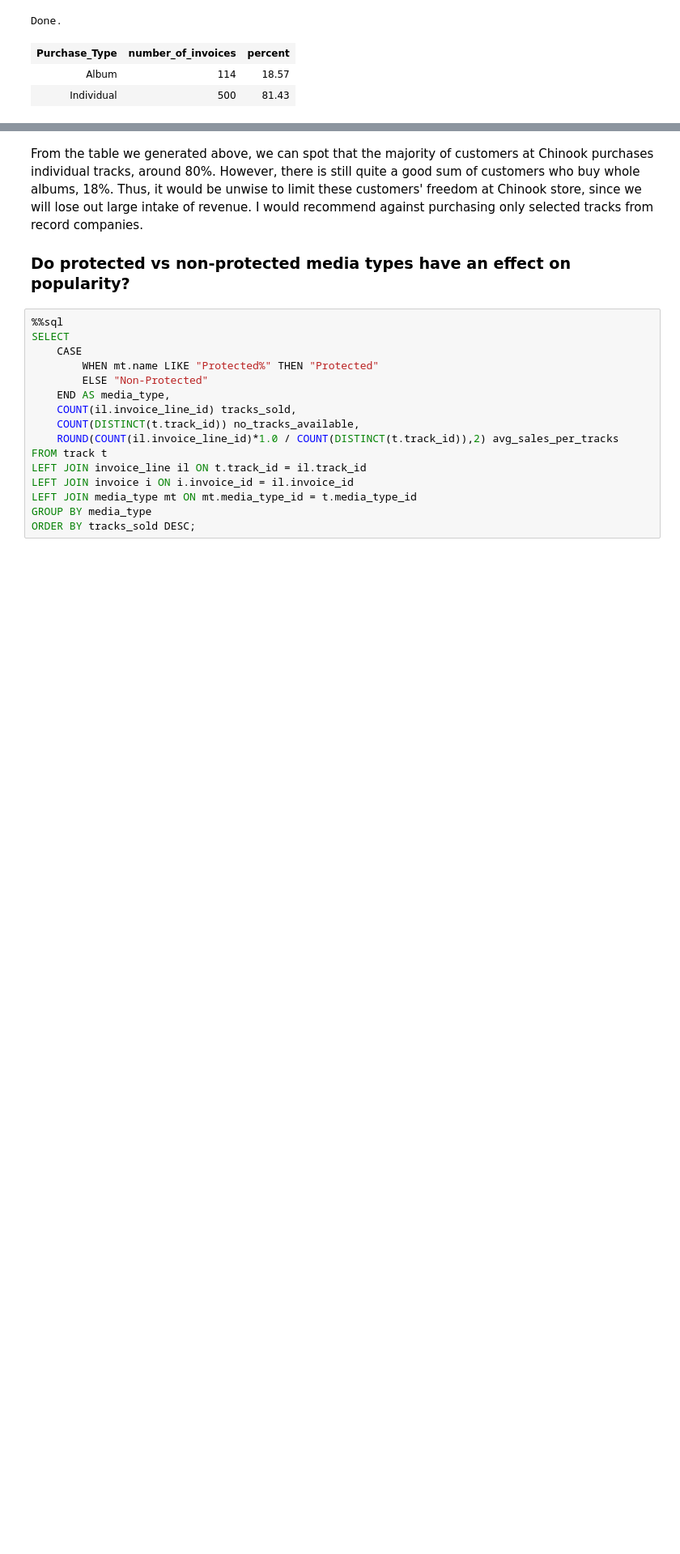
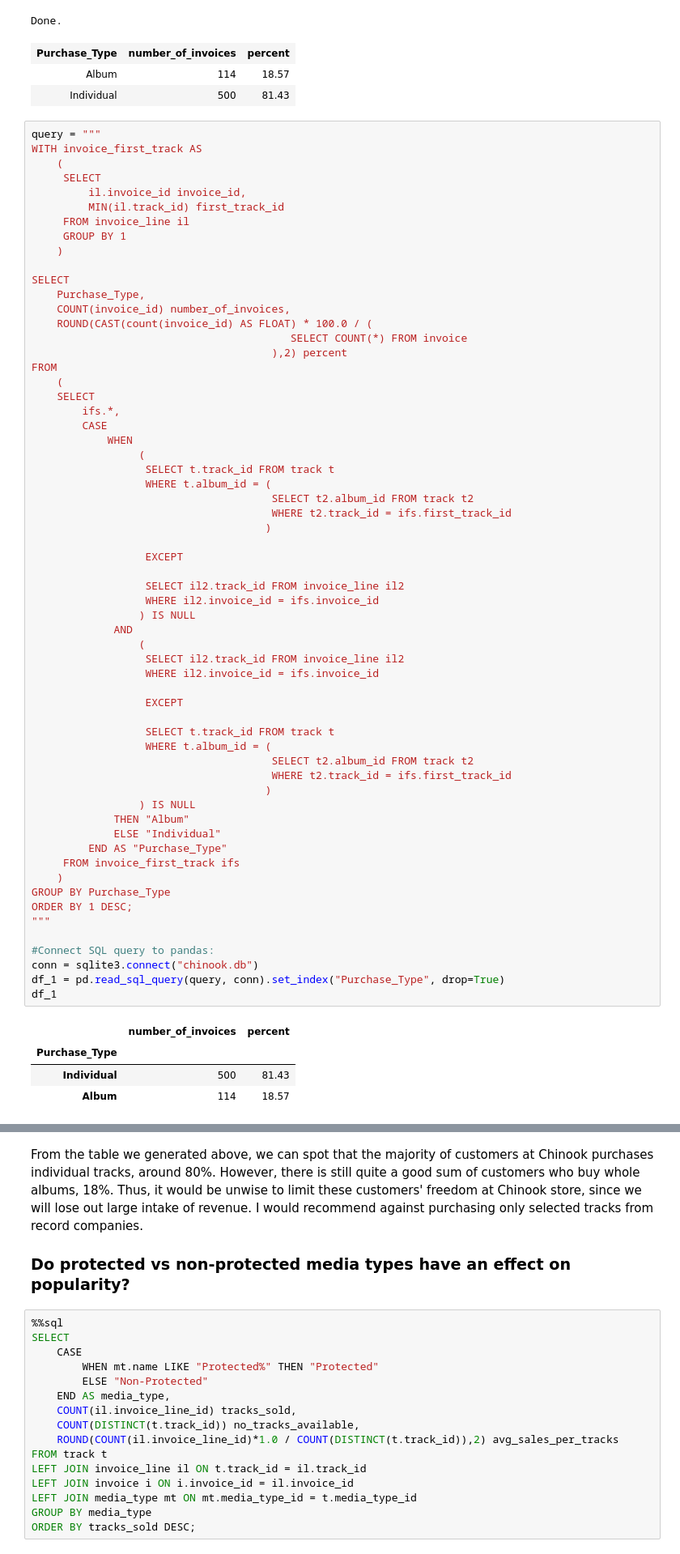
Before and after one commit to bchukt/Answering-Business-Questions-Using-SQL, a Jupyter notebook: Answering Business Questions Using SQL.ipynb, the cells around one changed output, grey strips where cells are left out. Shown at 81% size. Drawn from its saved outputs; the diff is of its cells as text; blank space fills up the shorter version.

```diff
--- a/Answering Business Questions Using SQL.ipynb
+++ b/Answering Business Questions Using SQL.ipynb
@@ -357,3 +434,69 @@ Done.
 | Purchase_Type | number_of_invoices | percent |
 | Album | 114 | 18.57 |
 | Individual | 500 | 81.43 |
+# %%
+query = """
+WITH invoice_first_track AS
+    (
+     SELECT
+         il.invoice_id invoice_id,
+         MIN(il.track_id) first_track_id
+     FROM invoice_line il
+     GROUP BY 1
+    )
+
+SELECT
+    Purchase_Type,
+    COUNT(invoice_id) number_of_invoices,
+    ROUND(CAST(count(invoice_id) AS FLOAT) * 100.0 / (
+                                         SELECT COUNT(*) FROM invoice
+                                      ),2) percent
+FROM
+    (
+    SELECT
+        ifs.*,
+        CASE
+            WHEN
+                 (
+                  SELECT t.track_id FROM track t
+                  WHERE t.album_id = (
+                                      SELECT t2.album_id FROM track t2
+                                      WHERE t2.track_id = ifs.first_track_id
+                                     )
+
+                  EXCEPT
+
+                  SELECT il2.track_id FROM invoice_line il2
+                  WHERE il2.invoice_id = ifs.invoice_id
+                 ) IS NULL
+             AND
+                 (
+                  SELECT il2.track_id FROM invoice_line il2
+                  WHERE il2.invoice_id = ifs.invoice_id
+
+                  EXCEPT
+
+                  SELECT t.track_id FROM track t
+                  WHERE t.album_id = (
+                                      SELECT t2.album_id FROM track t2
+                                      WHERE t2.track_id = ifs.first_track_id
+                                     )
+                 ) IS NULL
+             THEN "Album"
+             ELSE "Individual"
+         END AS "Purchase_Type"
+     FROM invoice_first_track ifs
+    )
+GROUP BY Purchase_Type
+ORDER BY 1 DESC;
+"""
+
+#Connect SQL query to pandas:
+conn = sqlite3.connect("chinook.db")
+df_1 = pd.read_sql_query(query, conn).set_index("Purchase_Type", drop=True)
+df_1
+# %% [output]
+|  | number_of_invoices | percent |
+| Purchase_Type |  |  |
+| Individual | 500 | 81.43 |
+| Album | 114 | 18.57 |
```
Also changed, not shown: parts of 7 cells of this notebook.
